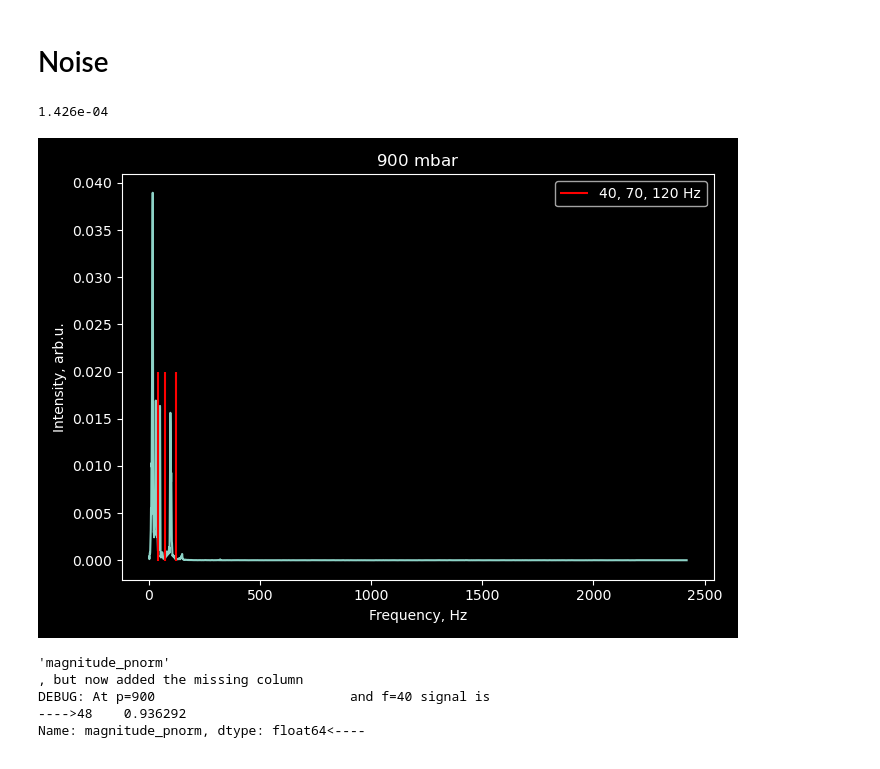
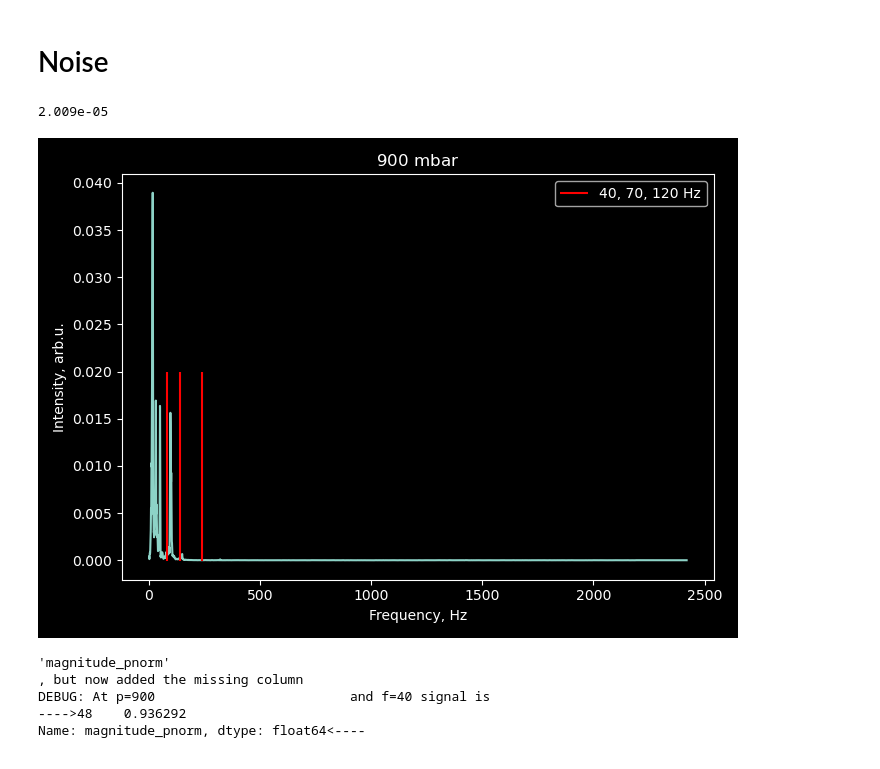
Before and after one commit to lampnis/aerosol-things, a Jupyter notebook: codes/datas/misc_tests/cantilevers/2025_09/R8C6_SOI2/nb.ipynb, the cells around one changed output. Saved outputs shown, nothing was run; the diff lists cells and outputs as text; code cells hidden in the pictures.

```diff
--- a/codes/datas/misc_tests/cantilevers/2025_09/R8C6_SOI2/nb.ipynb
+++ b/codes/datas/misc_tests/cantilevers/2025_09/R8C6_SOI2/nb.ipynb
@@ -202,36 +202,36 @@ Name: magnitude_pnorm, dtype: float64
 # bench_noise_600_2 = CEPAS_noise_info(benchmark_noise_2, 600)
 bench_noise_900_2 = CEPAS_noise_info(benchmark_noise_2, 900)
 
 # backgrounds = {300: bench_noise_300_2,
 #                600: bench_noise_600_2,
 backgrounds = {900: bench_noise_900_2}
 
 
 print(f"{np.format_float_scientific(bench_noise_900_2.get_noise_at(f), precision=3)}")
 plt.close()
 plt.figure(figsize=(7, 5))
 # plt.subplot(131)
 # plt.title("$300\\ \\text{mbar}$")
 # plt.xlabel('Frequency, Hz')
 # plt.ylabel('Intensity, arb.u.')
 # plt.plot(bench_noise_300_2.spectrum['freq'], bench_noise_300_2.spectrum['intensity'])
 # plt.subplot(132)
 # plt.title("$600\\ \\text{mbar}$")
 # plt.xlabel('Frequency, Hz')
 # plt.ylabel('Intensity, arb.u.')
 # plt.plot(bench_noise_600_2.spectrum['freq'], bench_noise_600_2.spectrum['intensity'])
 plt.subplot(111)
 plt.title("$900\\ \\text{mbar}$")
 plt.xlabel('Frequency, Hz')
 plt.ylabel('Intensity, arb.u.')
 plt.plot(bench_noise_900_2.spectrum['freq'], bench_noise_900_2.spectrum['intensity'])
 plt.tight_layout()
-plt.vlines([40, 70, 120], -0.0001, 0.02, colors=["red", "red", "red"], label="40, 70, 120 Hz")
+plt.vlines([40*2, 70*2, 120*2], -0.0001, 0.02, colors=["red", "red", "red"], label="40, 70, 120 Hz")
 plt.legend()
 plt.show()
 # %% [output]
-1.426e-04
+2.009e-05
-[figure, old version]
+[figure, new version]
 # %%
 noise_start_2 = 1625
 noise_end_2 = 1749
```
Also changed, not shown: parts of 1 cell of this notebook, 1 other file.
